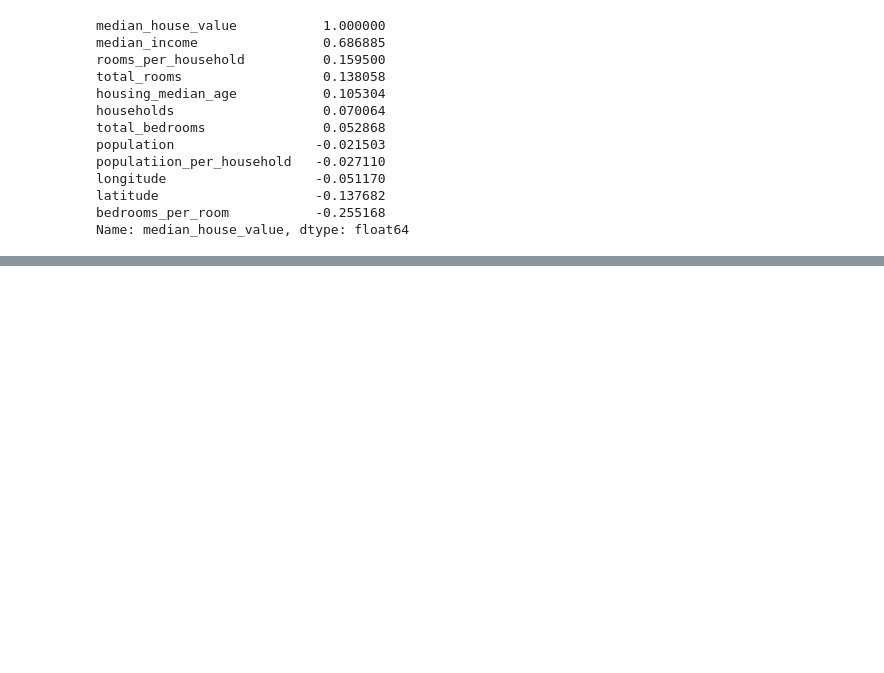
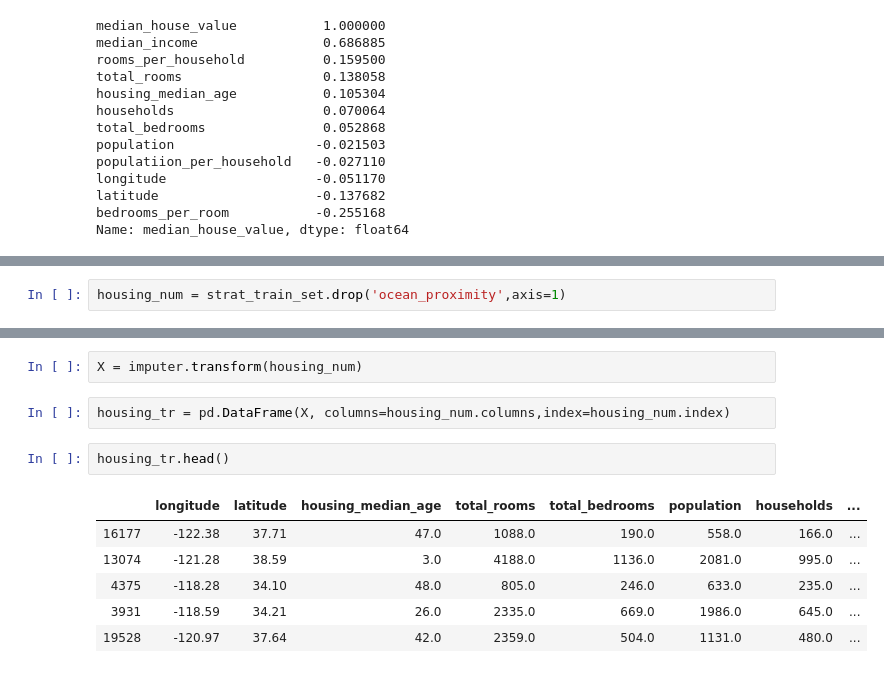
Before and after one commit to KaitaiD/Housing-Price-Prediction, a Jupyter notebook: housing.ipynb, the cells around one changed output, grey strips where cells are left out. Drawn from its saved outputs; the diff is of its cells as text; blank space fills up the shorter version.

```diff
--- a/housing.ipynb
+++ b/housing.ipynb
@@ -218,0 +228,2 @@ Name: median_house_value, dtype: float64
+# %%
+housing_num = strat_train_set.drop('ocean_proximity',axis=1)
@@ -218,0 +248,13 @@ Name: median_house_value, dtype: float64
+# %%
+X = imputer.transform(housing_num)
+# %%
+housing_tr = pd.DataFrame(X, columns=housing_num.columns,index=housing_num.index)
+# %%
+housing_tr.head()
+# %% [output]
+|  | longitude | latitude | housing_median_age | total_rooms | total_bedrooms | population | households | ... |
+| 16177 | -122.38 | 37.71 | 47.0 | 1088.0 | 190.0 | 558.0 | 166.0 | ... |
+| 13074 | -121.28 | 38.59 | 3.0 | 4188.0 | 1136.0 | 2081.0 | 995.0 | ... |
+| 4375 | -118.28 | 34.10 | 48.0 | 805.0 | 246.0 | 633.0 | 235.0 | ... |
+| 3931 | -118.59 | 34.21 | 26.0 | 2335.0 | 669.0 | 1986.0 | 645.0 | ... |
+| 19528 | -120.97 | 37.64 | 42.0 | 2359.0 | 504.0 | 1131.0 | 480.0 | ... |
```
Also changed, not shown: parts of 10 cells of this notebook.
